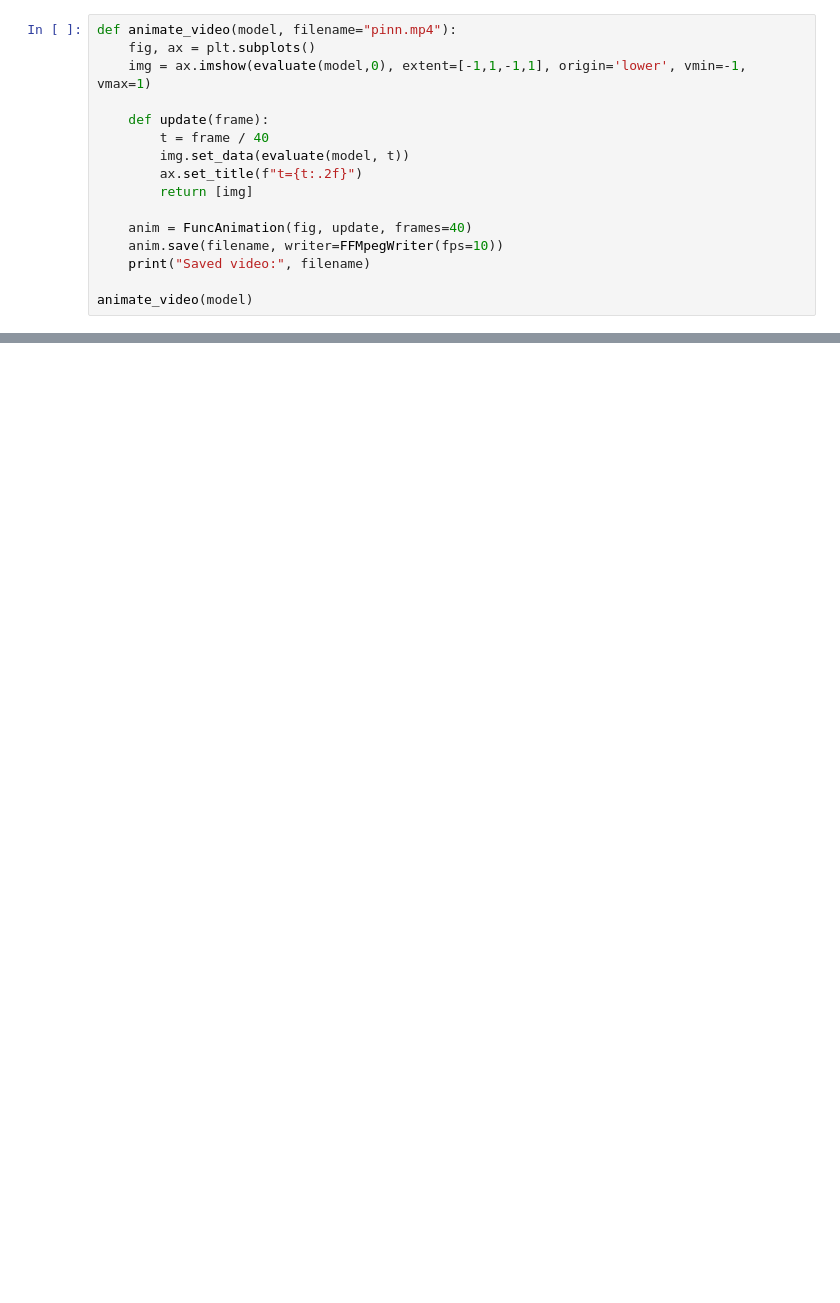
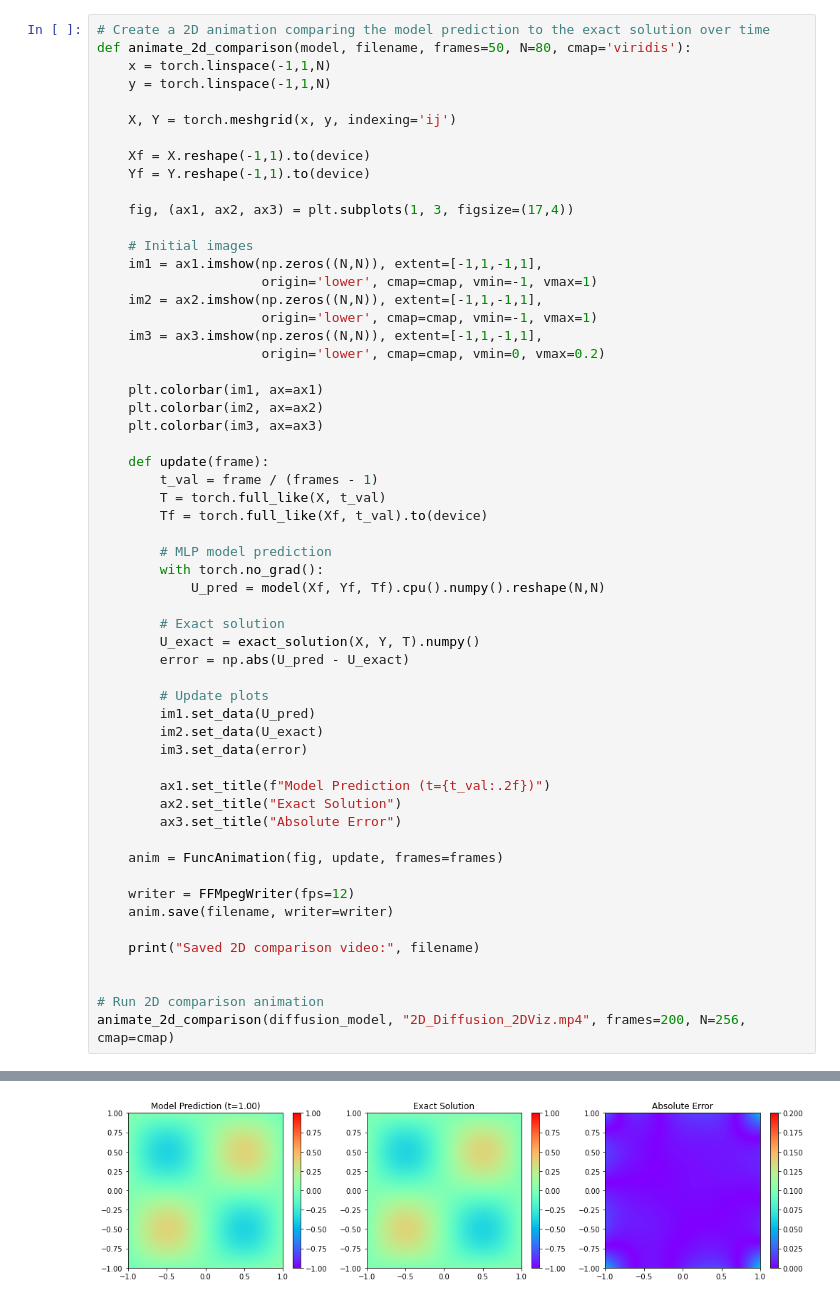
Before and after one commit to loushiee/computer_graphics_ai, a Jupyter notebook: src/app/(assignment)/assignment/Final/pinn_2d_diffusion.ipynb, the cells around one changed output, grey strips where cells are left out. Cells and saved outputs as stored; diff of their text form; blank space fills up the shorter version.

```diff
--- a/src/app/(assignment)/assignment/Final/pinn_2d_diffusion.ipynb
+++ b/src/app/(assignment)/assignment/Final/pinn_2d_diffusion.ipynb
@@ -116,16 +183,58 @@ plt.show()
 # %%
-def animate_video(model, filename="pinn.mp4"):
-    fig, ax = plt.subplots()
-    img = ax.imshow(evaluate(model,0), extent=[-1,1,-1,1], origin='lower', vmin=-1, vmax=1)
+# Create a 2D animation comparing the model prediction to the exact solution over time
+def animate_2d_comparison(model, filename, frames=50, N=80, cmap='viridis'):
+    x = torch.linspace(-1,1,N)
+    y = torch.linspace(-1,1,N)
+
+    X, Y = torch.meshgrid(x, y, indexing='ij')
+
+    Xf = X.reshape(-1,1).to(device)
+    Yf = Y.reshape(-1,1).to(device)
+
+    fig, (ax1, ax2, ax3) = plt.subplots(1, 3, figsize=(17,4))
+
+    # Initial images
+    im1 = ax1.imshow(np.zeros((N,N)), extent=[-1,1,-1,1],
+                     origin='lower', cmap=cmap, vmin=-1, vmax=1)
+    im2 = ax2.imshow(np.zeros((N,N)), extent=[-1,1,-1,1],
+                     origin='lower', cmap=cmap, vmin=-1, vmax=1)
+    im3 = ax3.imshow(np.zeros((N,N)), extent=[-1,1,-1,1],
+                     origin='lower', cmap=cmap, vmin=0, vmax=0.2)
+
+    plt.colorbar(im1, ax=ax1)
+    plt.colorbar(im2, ax=ax2)
+    plt.colorbar(im3, ax=ax3)
 
     def update(frame):
-        t = frame / 40
-        img.set_data(evaluate(model, t))
-        ax.set_title(f"t={t:.2f}")
-        return [img]
+        t_val = frame / (frames - 1)
+        T = torch.full_like(X, t_val)
+        Tf = torch.full_like(Xf, t_val).to(device)
 
-    anim = FuncAnimation(fig, update, frames=40)
-    anim.save(filename, writer=FFMpegWriter(fps=10))
-    print("Saved video:", filename)
+        # MLP model prediction
+        with torch.no_grad():
+            U_pred = model(Xf, Yf, Tf).cpu().numpy().reshape(N,N)
 
-animate_video(model)
+        # Exact solution
+        U_exact = exact_solution(X, Y, T).numpy()
+        error = np.abs(U_pred - U_exact)
+
+        # Update plots
+        im1.set_data(U_pred)
+        im2.set_data(U_exact)
+        im3.set_data(error)
+
+        ax1.set_title(f"Model Prediction (t={t_val:.2f})")
+        ax2.set_title("Exact Solution")
+        ax3.set_title("Absolute Error")
+
+    anim = FuncAnimation(fig, update, frames=frames)
+
+    writer = FFMpegWriter(fps=12)
+    anim.save(filename, writer=writer)
+
+    print("Saved 2D comparison video:", filename)
+
+
+# Run 2D comparison animation
+animate_2d_comparison(diffusion_model, "2D_Diffusion_2DViz.mp4", frames=200, N=256, cmap=cmap)
+# %% [output]
@@ -131,0 +242 @@ animate_video(model)
+[figure, added]
```
Also changed, not shown: parts of 12 cells of this notebook.
